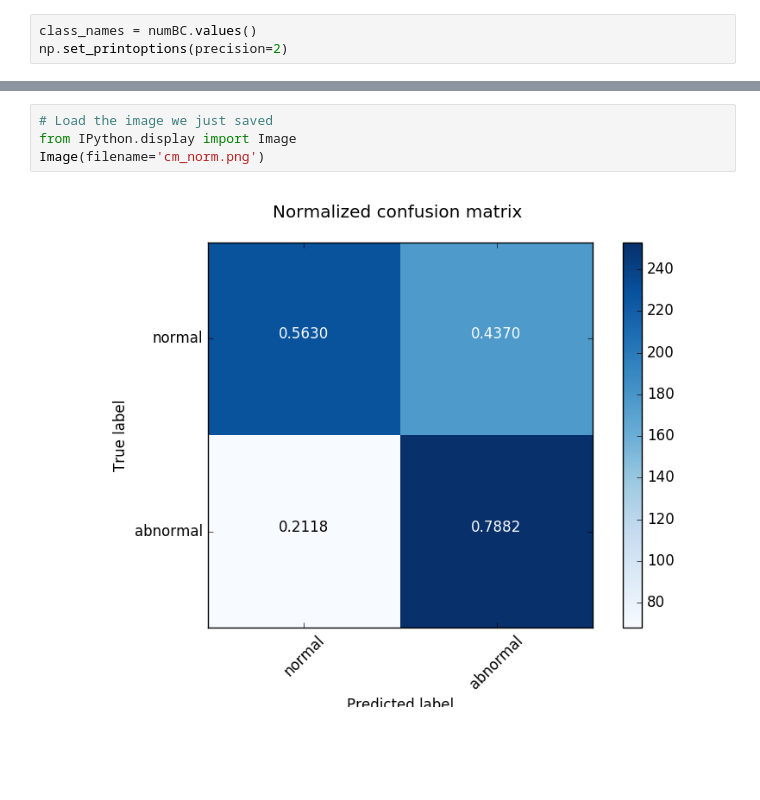
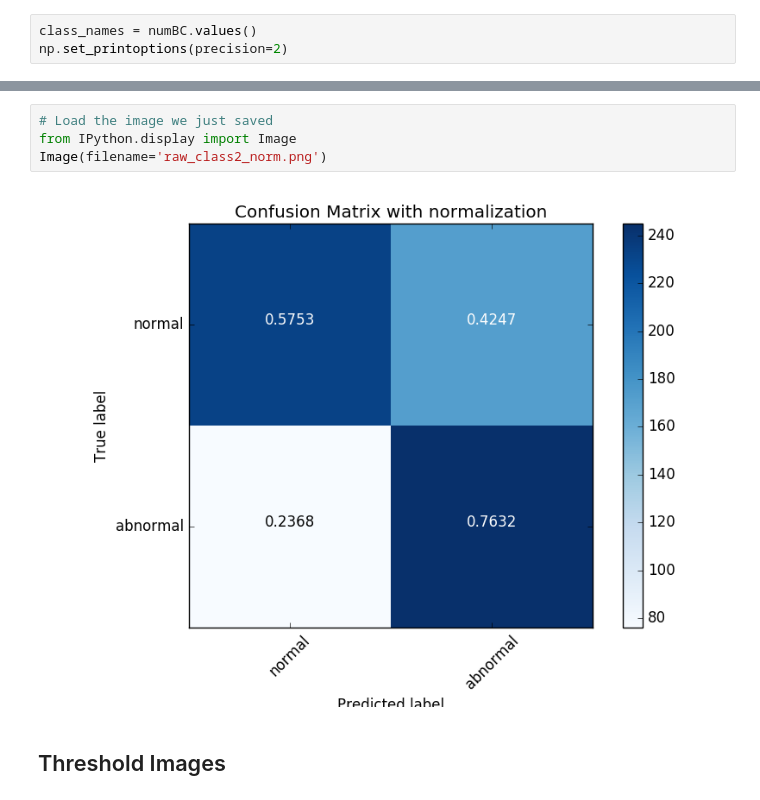
Before and after one commit to jnarhan/Breast_Cancer, a Jupyter notebook: src/models/Youqing_SVM_Model2.ipynb, the cells around one changed output, grey strips where cells are left out. Cells and saved outputs as stored; diff of their text form; blank space fills up the shorter version.

```diff
--- a/src/models/Youqing_SVM_Model2.ipynb
+++ b/src/models/Youqing_SVM_Model2.ipynb
@@ -207,6 +210,8 @@ Normalized confusion matrix
 # %%
 # Load the image we just saved
 from IPython.display import Image
-Image(filename='cm_norm.png')
+Image(filename='raw_class2_norm.png')
 # %% [output]
-[figure, old version]
+[figure, new version]
+# %% [markdown]
+## Threshold Images
```
Also changed, not shown: parts of 30 cells of this notebook, 5 other files.
